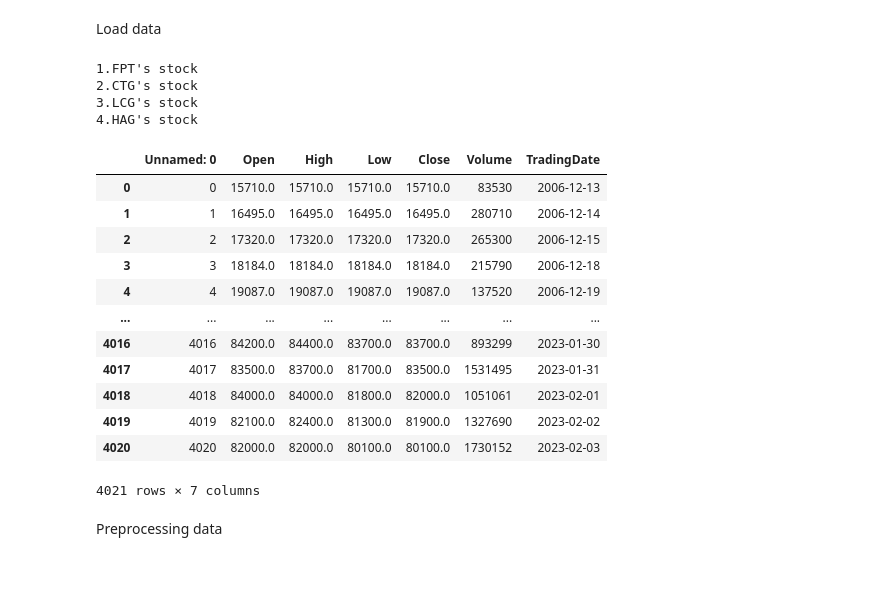
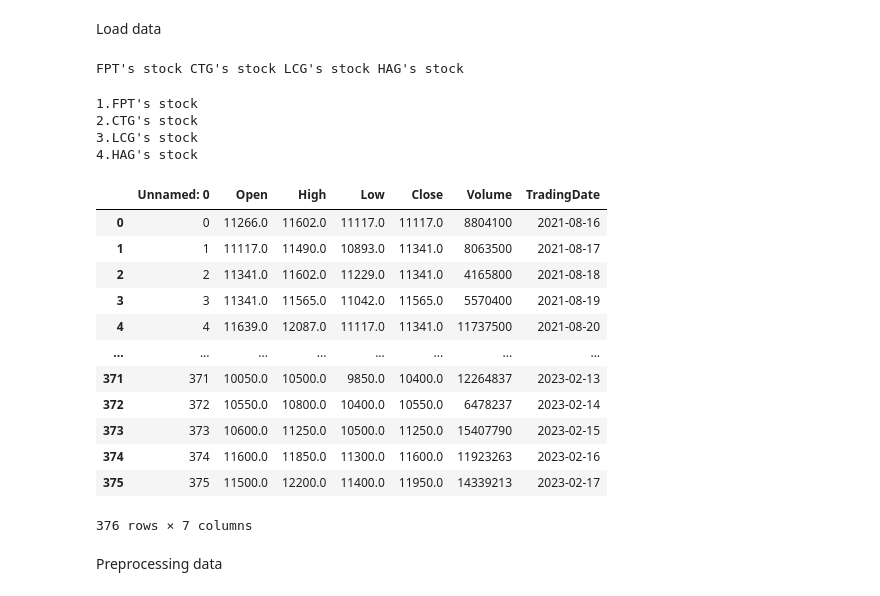
Before and after one commit to Zeres-Engel/Surfing-Stock, a Jupyter notebook: AI model/CreateModel.ipynb, the cells around one changed output. Saved outputs shown, nothing was run; the diff lists cells and outputs as text; code cells hidden in the pictures.

```diff
--- a/AI model/CreateModel.ipynb
+++ b/AI model/CreateModel.ipynb
@@ -23,5 +25,19 @@ from keras import optimizers
 # %% [markdown]
 Load data
+# %%
+def crawl(company):
+    start = "2021-08-15" #Happy new year
+    end = today = dt.datetime.now().strftime("%Y-%m-%d")
+    df = vnstock.stock_historical_data(symbol = company, start_date = start, end_date = end)
+    df.to_csv(f"./data/raw/{company}.csv",encoding = "utf-8")
+
+fhandle = open("./data/companylist.txt","r")
+for line in fhandle.readlines():
+    company = line.strip()
+    print(f"{company}'s stock", end=' ')
+    crawl(company)
+# %% [output]
+FPT's stock CTG's stock LCG's stock HAG's stock
 # %%
 #Company list
 companies = []
@@ -39,21 +69,21 @@ for line in fhandle.readlines():
 # %%
-company = 'FPT'
-df = pd.read_csv(f"data\raw\{company}.csv", delimiter = ",", encoding="utf-8")
+company = 'LCG'
+df = pd.read_csv(f"data/raw/{company}.csv", delimiter = ",", encoding="utf-8")
 df
 # %% [output]
 |  | Unnamed: 0 | Open | High | Low | Close | Volume | TradingDate |
-| 0 | 0 | 15710.0 | 15710.0 | 15710.0 | 15710.0 | 83530 | 2006-12-13 |
-| 1 | 1 | 16495.0 | 16495.0 | 16495.0 | 16495.0 | 280710 | 2006-12-14 |
-| 2 | 2 | 17320.0 | 17320.0 | 17320.0 | 17320.0 | 265300 | 2006-12-15 |
-| 3 | 3 | 18184.0 | 18184.0 | 18184.0 | 18184.0 | 215790 | 2006-12-18 |
-| 4 | 4 | 19087.0 | 19087.0 | 19087.0 | 19087.0 | 137520 | 2006-12-19 |
+| 0 | 0 | 11266.0 | 11602.0 | 11117.0 | 11117.0 | 8804100 | 2021-08-16 |
+| 1 | 1 | 11117.0 | 11490.0 | 10893.0 | 11341.0 | 8063500 | 2021-08-17 |
+| 2 | 2 | 11341.0 | 11602.0 | 11229.0 | 11341.0 | 4165800 | 2021-08-18 |
+| 3 | 3 | 11341.0 | 11565.0 | 11042.0 | 11565.0 | 5570400 | 2021-08-19 |
+| 4 | 4 | 11639.0 | 12087.0 | 11117.0 | 11341.0 | 11737500 | 2021-08-20 |
 | ... | ... | ... | ... | ... | ... | ... | ... |
-| 4016 | 4016 | 84200.0 | 84400.0 | 83700.0 | 83700.0 | 893299 | 2023-01-30 |
-| 4017 | 4017 | 83500.0 | 83700.0 | 81700.0 | 83500.0 | 1531495 | 2023-01-31 |
-| 4018 | 4018 | 84000.0 | 84000.0 | 81800.0 | 82000.0 | 1051061 | 2023-02-01 |
-| 4019 | 4019 | 82100.0 | 82400.0 | 81300.0 | 81900.0 | 1327690 | 2023-02-02 |
-| 4020 | 4020 | 82000.0 | 82000.0 | 80100.0 | 80100.0 | 1730152 | 2023-02-03 |
+| 371 | 371 | 10050.0 | 10500.0 | 9850.0 | 10400.0 | 12264837 | 2023-02-13 |
+| 372 | 372 | 10550.0 | 10800.0 | 10400.0 | 10550.0 | 6478237 | 2023-02-14 |
+| 373 | 373 | 10600.0 | 11250.0 | 10500.0 | 11250.0 | 15407790 | 2023-02-15 |
+| 374 | 374 | 11600.0 | 11850.0 | 11300.0 | 11600.0 | 11923263 | 2023-02-16 |
+| 375 | 375 | 11500.0 | 12200.0 | 11400.0 | 11950.0 | 14339213 | 2023-02-17 |
-4021 rows × 7 columns
+376 rows × 7 columns
 # %% [markdown]
 Preprocessing data
 # %%
```
Also changed, not shown: parts of 17 cells of this notebook, 55 other files.
